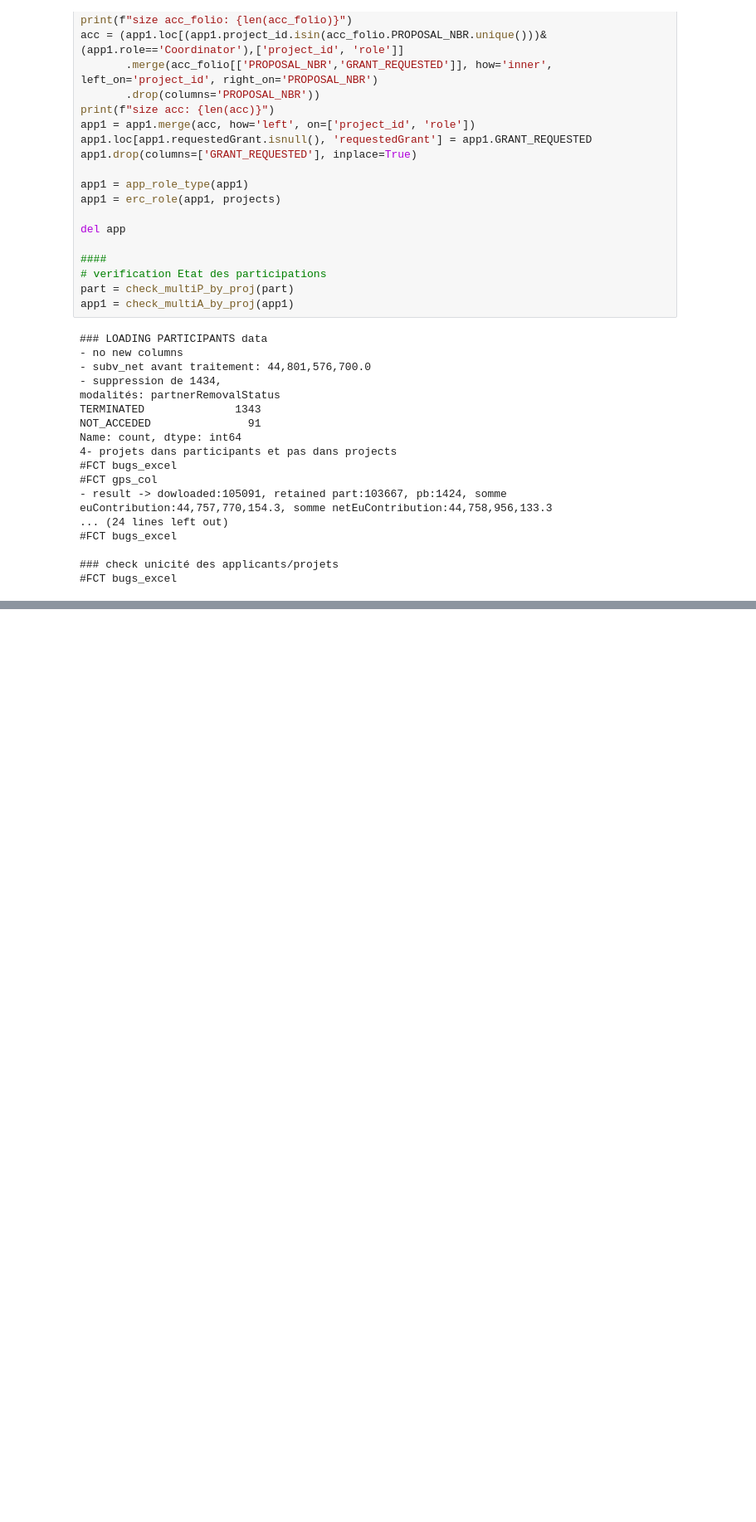
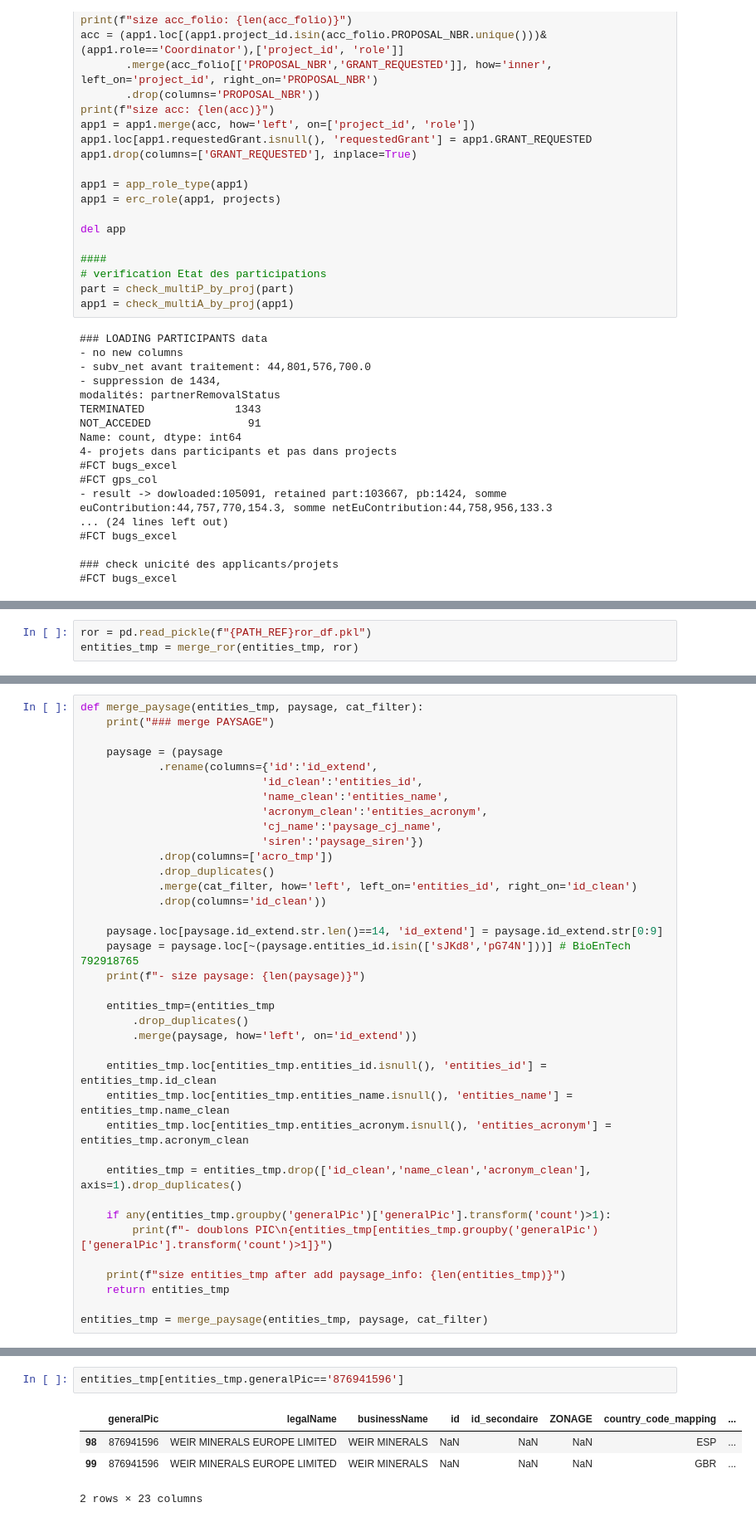
Before and after one commit to dataesr/pcri, a Jupyter notebook: test.ipynb, the cells around one changed output, grey strips where cells are left out. Shown: that part at 83% size. Cells and saved outputs as stored; diff of their text form; blank space fills up the shorter version.

```diff
--- a/test.ipynb
+++ b/test.ipynb
@@ -325,0 +1206,3 @@ Name: count, dtype: int64
+# %%
+ror = pd.read_pickle(f"{PATH_REF}ror_df.pkl")
+entities_tmp = merge_ror(entities_tmp, ror)
@@ -325,0 +1212,37 @@ Name: count, dtype: int64
+# %%
+def merge_paysage(entities_tmp, paysage, cat_filter):
+    print("### merge PAYSAGE")
+
+    paysage = (paysage
+            .rename(columns={'id':'id_extend',
+                            'id_clean':'entities_id',
+                            'name_clean':'entities_name',
+                            'acronym_clean':'entities_acronym',
+                            'cj_name':'paysage_cj_name',
+                            'siren':'paysage_siren'})
+            .drop(columns=['acro_tmp'])
+            .drop_duplicates()
+            .merge(cat_filter, how='left', left_on='entities_id', right_on='id_clean')
+            .drop(columns='id_clean'))
+
+    paysage.loc[paysage.id_extend.str.len()==14, 'id_extend'] = paysage.id_extend.str[0:9]
+    paysage = paysage.loc[~(paysage.entities_id.isin(['sJKd8','pG74N']))] # BioEnTech  792918765
+    print(f"- size paysage: {len(paysage)}")
+
+    entities_tmp=(entities_tmp
+        .drop_duplicates()
+        .merge(paysage, how='left', on='id_extend'))
+
+    entities_tmp.loc[entities_tmp.entities_id.isnull(), 'entities_id'] = entities_tmp.id_clean
+    entities_tmp.loc[entities_tmp.entities_name.isnull(), 'entities_name'] = entities_tmp.name_clean
+    entities_tmp.loc[entities_tmp.entities_acronym.isnull(), 'entities_acronym'] = entities_tmp.acronym_clean
+
+    entities_tmp = entities_tmp.drop(['id_clean','name_clean','acronym_clean'], axis=1).drop_duplicates()
+
+    if any(entities_tmp.groupby('generalPic')['generalPic'].transform('count')>1):
+        print(f"- doublons PIC\n{entities_tmp[entities_tmp.groupby('generalPic')['generalPic'].transform('count')>1]}")
+
+    print(f"size entities_tmp after add paysage_info: {len(entities_tmp)}")
+    return entities_tmp
+
+entities_tmp = merge_paysage(entities_tmp, paysage, cat_filter)
@@ -325,0 +1267,7 @@ Name: count, dtype: int64
+# %%
+entities_tmp[entities_tmp.generalPic=='876941596']
+# %% [output]
+|  | generalPic | legalName | businessName | id | id_secondaire | ZONAGE | country_code_mapping | ... |
+| 98 | 876941596 | WEIR MINERALS EUROPE LIMITED | WEIR MINERALS | NaN | NaN | NaN | ESP | ... |
+| 99 | 876941596 | WEIR MINERALS EUROPE LIMITED | WEIR MINERALS | NaN | NaN | NaN | GBR | ... |
+2 rows × 23 columns
```
Also changed, not shown: parts of 19 cells of this notebook, 14 other files.
